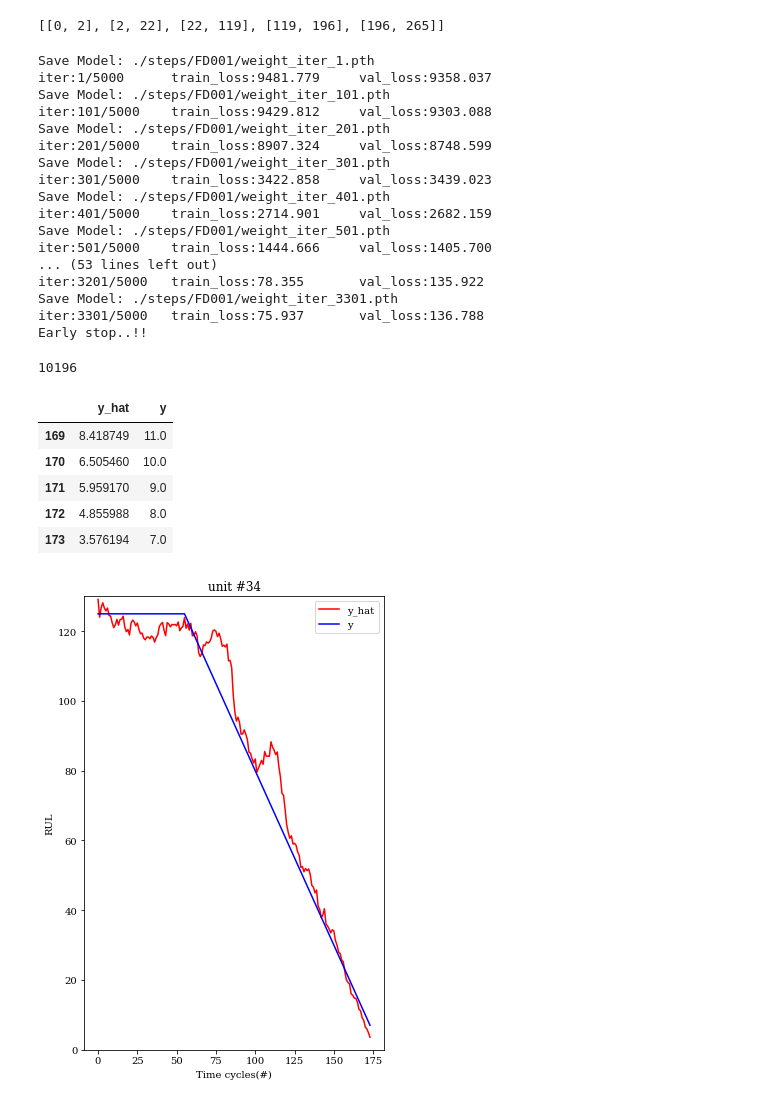
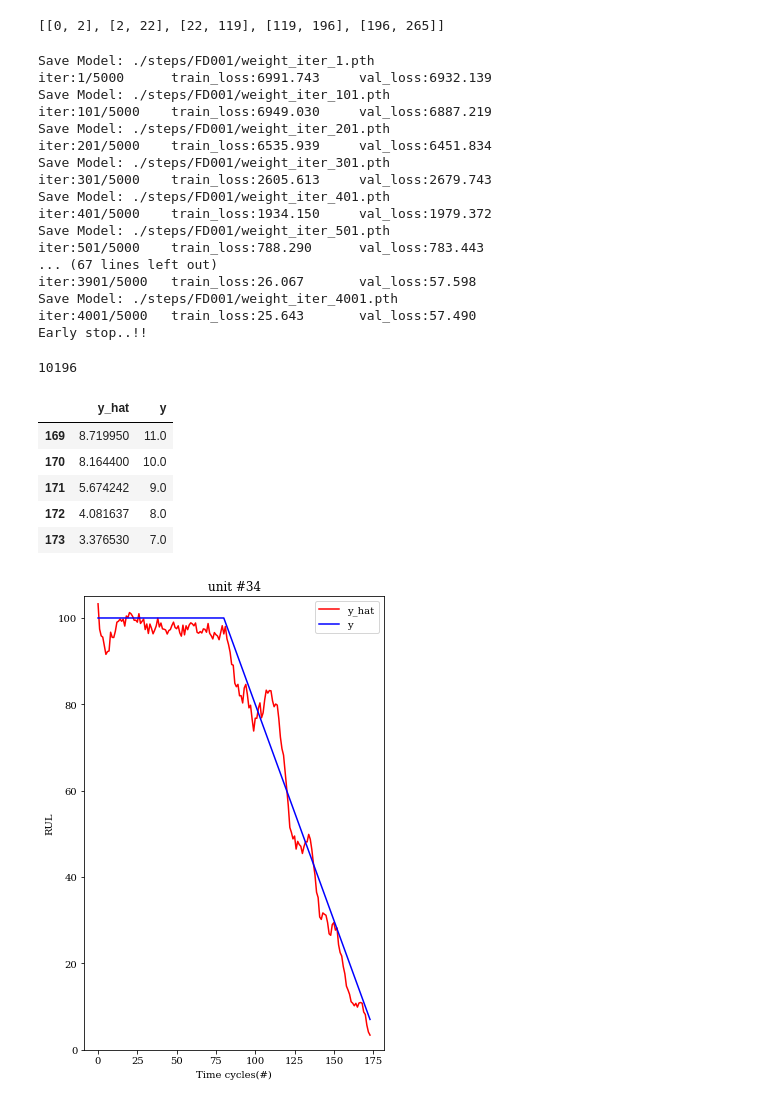
Before and after one commit to TaeniKim/nbeats_reproduce, a Jupyter notebook: nf_cmapss.ipynb, the cells around one changed output. Cells and saved outputs as stored; diff of their text form; code cells hidden in the pictures.

Commit message:
Update nf_cmapss.ipynb
add graph code

```diff
--- a/nf_cmapss.ipynb
+++ b/nf_cmapss.ipynb
@@ -267,7 +279,7 @@ sequence_length = 30
 # smoothing intensity
 alpha = 0.1
 # max RUL
-threshold = 125
+threshold = 100
 
 x_train, y_train, x_val, y_val, x_test, y_test, x_test_index = get_data(dataset, sensors, sequence_length, alpha, threshold)
 
@@ -403,21 +415,21 @@ for i in range(1, iterations + 1):
             break
 # %% [output]
 Save Model: ./steps/FD001/weight_iter_1.pth
-iter:1/5000      train_loss:9481.779     val_loss:9358.037
+iter:1/5000      train_loss:6991.743     val_loss:6932.139
 Save Model: ./steps/FD001/weight_iter_101.pth
-iter:101/5000    train_loss:9429.812     val_loss:9303.088
+iter:101/5000    train_loss:6949.030     val_loss:6887.219
 Save Model: ./steps/FD001/weight_iter_201.pth
-iter:201/5000    train_loss:8907.324     val_loss:8748.599
+iter:201/5000    train_loss:6535.939     val_loss:6451.834
 Save Model: ./steps/FD001/weight_iter_301.pth
-iter:301/5000    train_loss:3422.858     val_loss:3439.023
+iter:301/5000    train_loss:2605.613     val_loss:2679.743
 Save Model: ./steps/FD001/weight_iter_401.pth
-iter:401/5000    train_loss:2714.901     val_loss:2682.159
+iter:401/5000    train_loss:1934.150     val_loss:1979.372
 Save Model: ./steps/FD001/weight_iter_501.pth
-iter:501/5000    train_loss:1444.666     val_loss:1405.700
-... (53 lines left out)
-iter:3201/5000   train_loss:78.355       val_loss:135.922
-Save Model: ./steps/FD001/weight_iter_3301.pth
-iter:3301/5000   train_loss:75.937       val_loss:136.788
+iter:501/5000    train_loss:788.290      val_loss:783.443
+... (67 lines left out)
+iter:3901/5000   train_loss:26.067       val_loss:57.598
+Save Model: ./steps/FD001/weight_iter_4001.pth
+iter:4001/5000   train_loss:25.643       val_loss:57.490
 Early stop..!!
 # %%
 # Evaluate
@@ -442,32 +454,32 @@ df = pd.DataFrame([v[-1] for v in forecasts[s_idx:e_idx]], columns=['y_hat'])
 
 tt = np.arange(y_test[:][:][unit_no-1][29], y_test[:][:][unit_no-1][29] + len(df.y_hat))
 tt = np.flip(tt)
-test = lambda v:125 if v>125 else v
+test = lambda v:threshold if v>threshold else v
 df['y'] = pd.DataFrame([test(v) for v in tt], columns=['y'])
 # %%
 df.tail()
 # %% [output]
 |  | y_hat | y |
-| 169 | 8.418749 | 11.0 |
-| 170 | 6.505460 | 10.0 |
-| 171 | 5.959170 | 9.0 |
-| 172 | 4.855988 | 8.0 |
-| 173 | 3.576194 | 7.0 |
+| 169 | 8.719950 | 11.0 |
+| 170 | 8.164400 | 10.0 |
+| 171 | 5.674242 | 9.0 |
+| 172 | 4.081637 | 8.0 |
+| 173 | 3.376530 | 7.0 |
 # %%
 fig, ax1 = plt.subplots(figsize=(5, 7))
 
 ax1.set_xlabel('Time cycles(#)')
 ax1.set_ylabel('RUL')
-ax1.set_ylim([0, 130])
+ax1.set_ylim([0, threshold+5])
 ax1.plot(df['y_hat'], color='red', label='y_hat')
 ax1.plot(df['y'], color='blue', label='y')
 ax1.legend()
 
 fig.tight_layout()
 plt.title('unit #' + str(unit_no))
 plt.show()
 # %% [output]
-[figure, old version]
+[figure, new version]
 # %%
 lst_his=[]
 for h in his_train:
```
Also changed, not shown: parts of 10 cells of this notebook.
